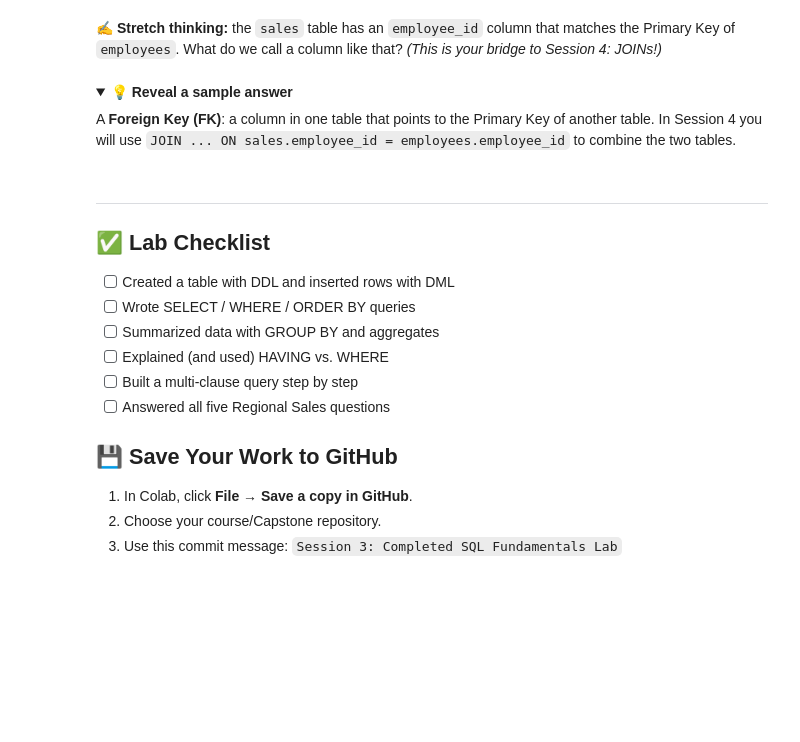
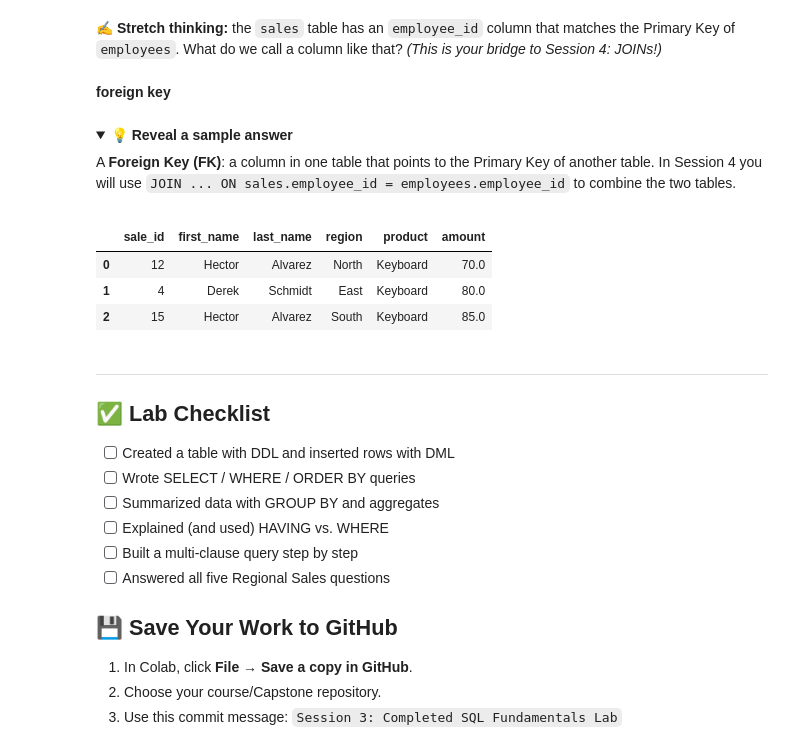
Before and after one commit to profhamilton3/DataAnalytics, a Jupyter notebook: session_3_sql_fundamentals_sqlite.ipynb, the cells around one changed output. Saved outputs shown, nothing was run; the diff lists cells and outputs as text; code cells hidden in the pictures; folded sections open; blank space fills up the shorter version.

```diff
--- a/session_3_sql_fundamentals_sqlite.ipynb
+++ b/session_3_sql_fundamentals_sqlite.ipynb
@@ -469,6 +608,8 @@ ORDER BY revenue DESC
 </details>
 # %% [markdown]
 **✍️ Stretch thinking:** the `sales` table has an `employee_id` column that matches the Primary Key of `employees`. What do we call a column like that? *(This is your bridge to Session 4: JOINs!)*
+# %% [markdown]
+**foreign key**
 # %% [markdown]
 <details>
 <summary><b>💡 Reveal a sample answer</b></summary>
@@ -476,6 +617,20 @@ ORDER BY revenue DESC
 A **Foreign Key (FK)**: a column in one table that points to the Primary Key of another table. In Session 4 you will use `JOIN ... ON sales.employee_id = employees.employee_id` to combine the two tables.
 
 </details>
+# %%
+# @title JOIN `sales` on `employees` first and last name to the previous report: WHERE FK = PK
+run('''
+SELECT sale_id, first_name, last_name, region, product, amount
+FROM sales, employees
+WHERE sales.employee_id = employees.employee_id
+ORDER BY amount
+LIMIT 3
+''')
+# %% [output]
+|  | sale_id | first_name | last_name | region | product | amount |
+| 0 | 12 | Hector | Alvarez | North | Keyboard | 70.0 |
+| 1 | 4 | Derek | Schmidt | East | Keyboard | 80.0 |
+| 2 | 15 | Hector | Alvarez | South | Keyboard | 85.0 |
 # %% [markdown]
 ---
 ## ✅ Lab Checklist
```
Also changed, not shown: parts of 25 cells of this notebook.
